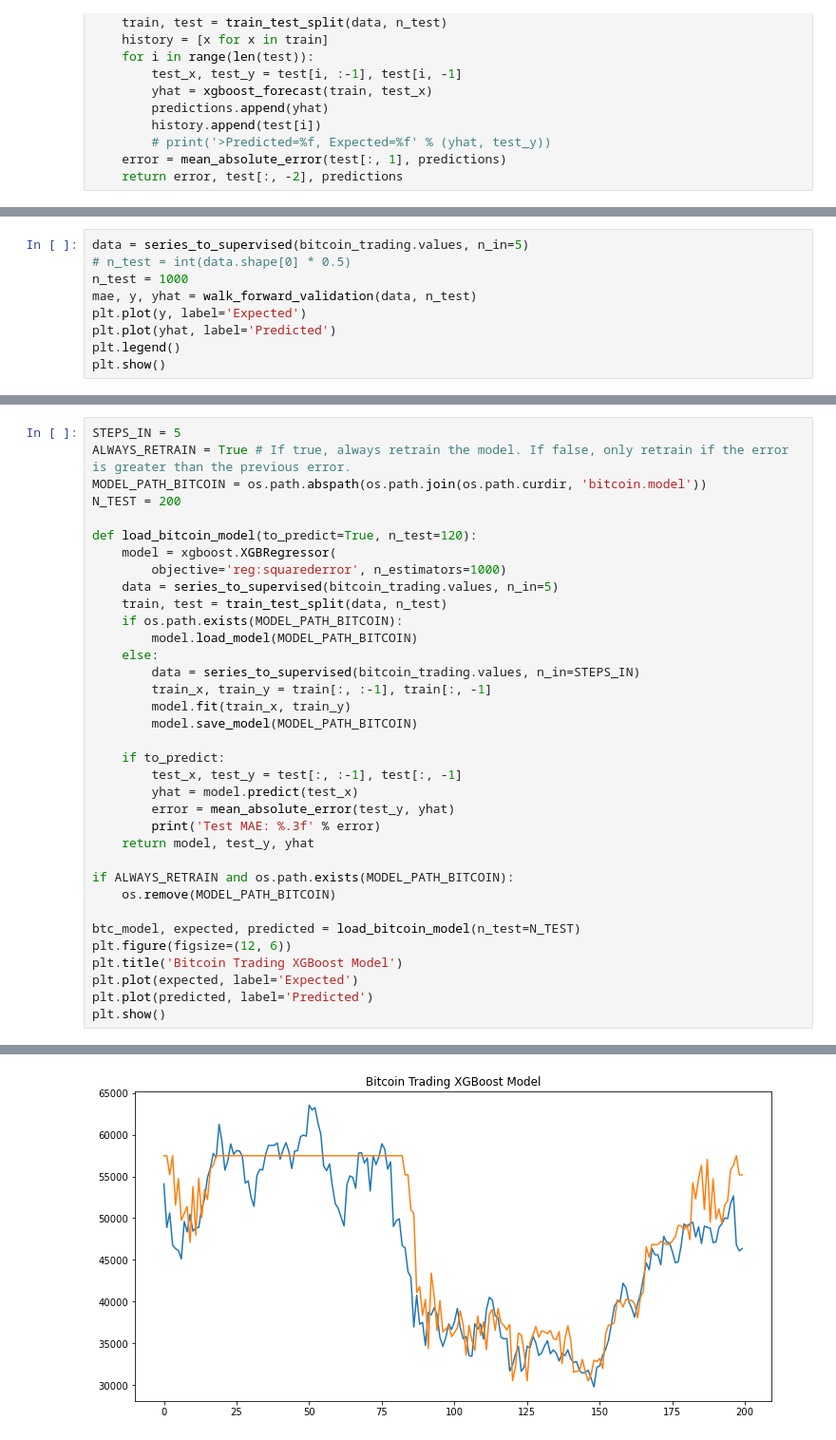
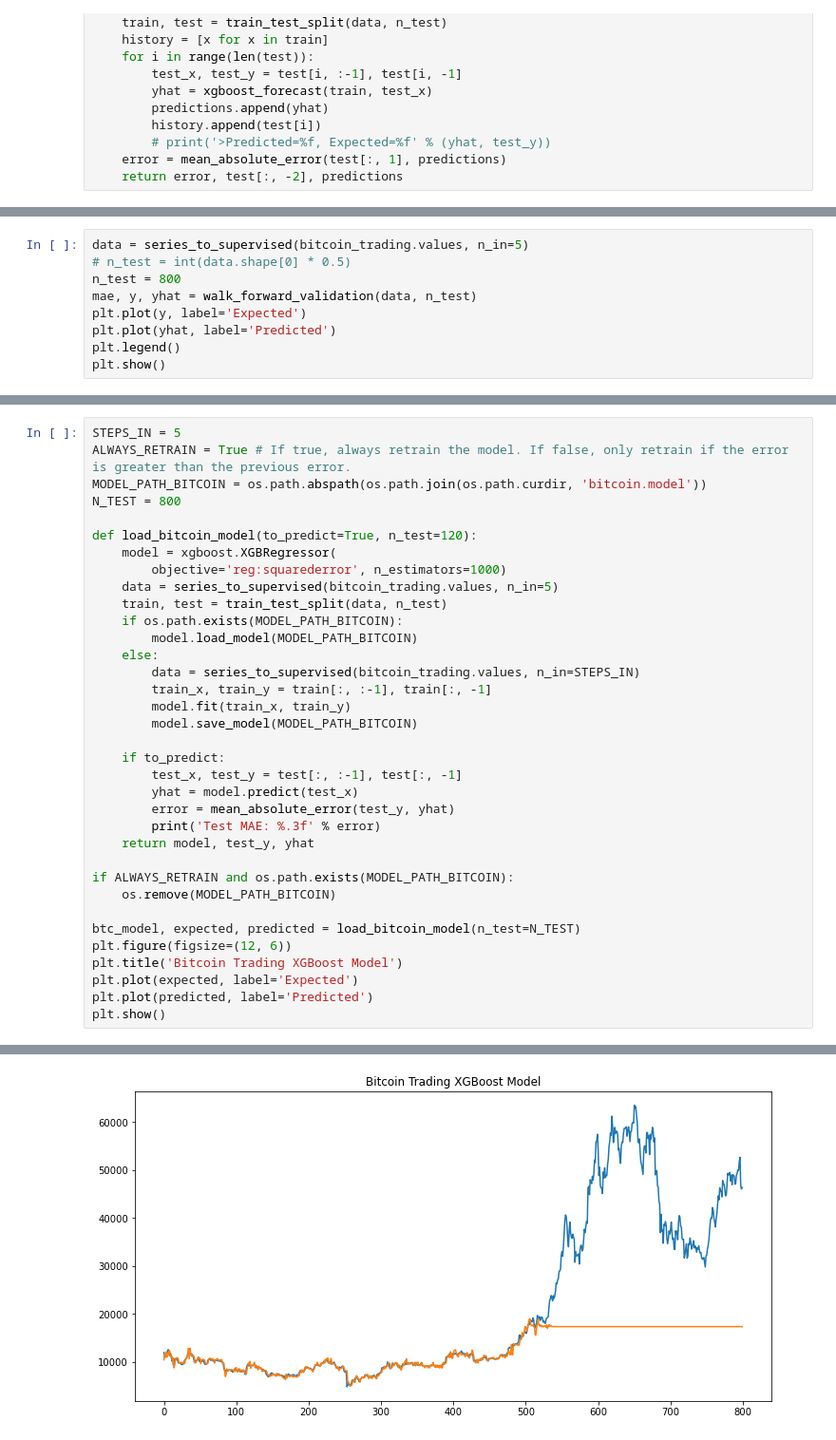
Before and after one commit to SalHe/mcm-2022, a Jupyter notebook: trading-strategy.ipynb, the cells around one changed output, grey strips where cells are left out. Shown at 95% size. Saved outputs shown, nothing was run; the diff lists cells and outputs as text.

```diff
--- a/trading-strategy.ipynb
+++ b/trading-strategy.ipynb
@@ -113,7 +118,7 @@ def walk_forward_validation(data, n_test):
 # %%
 data = series_to_supervised(bitcoin_trading.values, n_in=5)
 # n_test = int(data.shape[0] * 0.5)
-n_test = 1000
+n_test = 800
 mae, y, yhat = walk_forward_validation(data, n_test)
 plt.plot(y, label='Expected')
 plt.plot(yhat, label='Predicted')
@@ -125,7 +130,7 @@ plt.show()
 STEPS_IN = 5
 ALWAYS_RETRAIN = True # If true, always retrain the model. If false, only retrain if the error is greater than the previous error.
 MODEL_PATH_BITCOIN = os.path.abspath(os.path.join(os.path.curdir, 'bitcoin.model'))
-N_TEST = 200
+N_TEST = 800
 
 def load_bitcoin_model(to_predict=True, n_test=120):
     model = xgboost.XGBRegressor(
@@ -161 +166 @@ Test MAE: 2723.278
-[figure, old version]
+[figure, new version]
```
Also changed, not shown: parts of 17 cells of this notebook, 1 other file.
